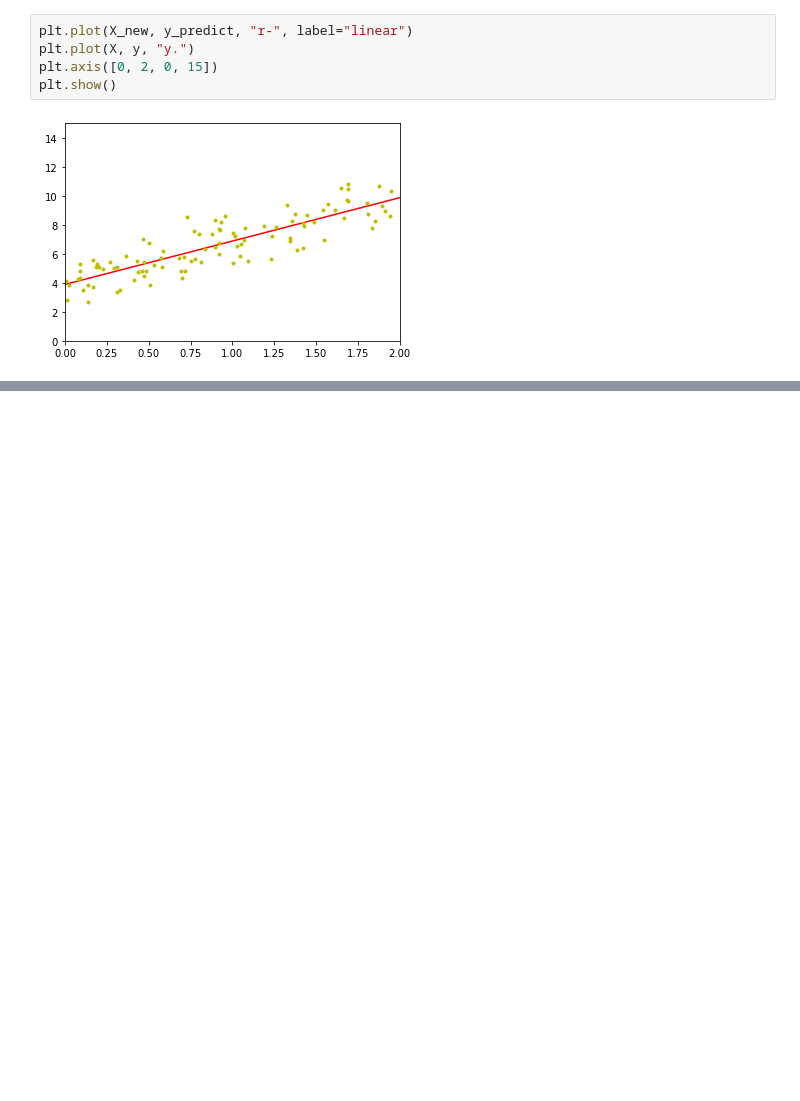
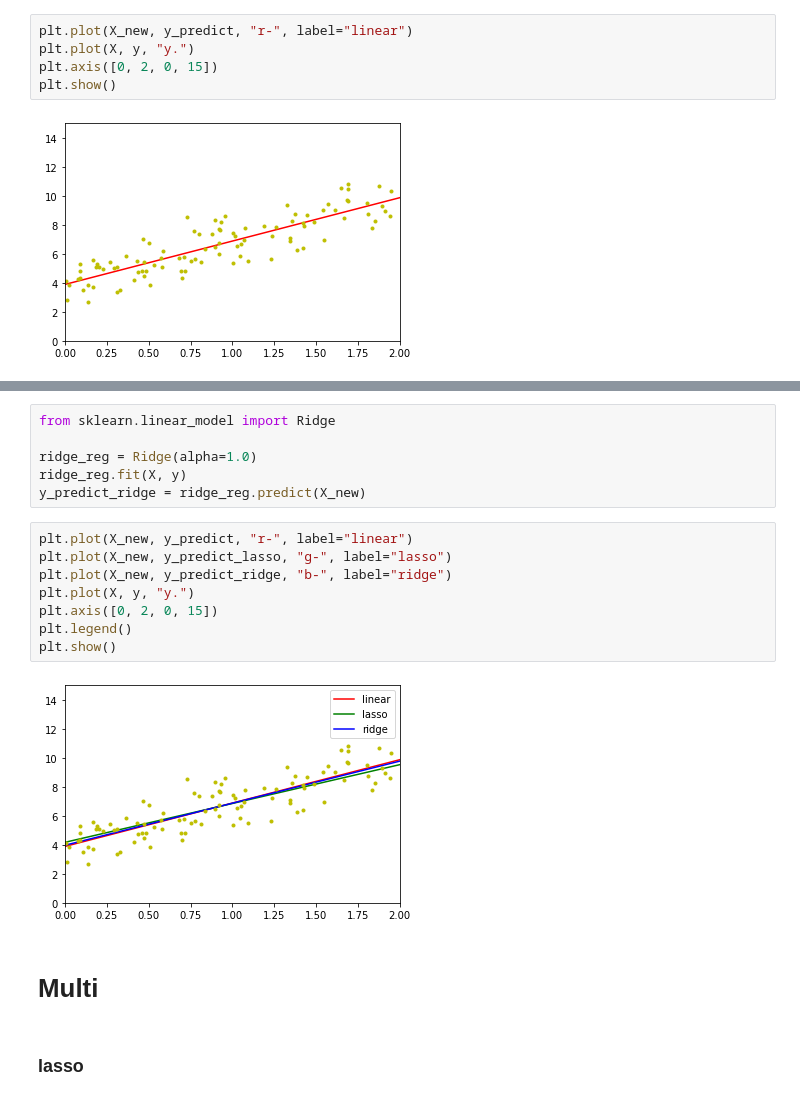
Before and after one commit to SLCFLAB/IBK2023, a Jupyter notebook: 03_regression.ipynb, the cells around one changed output, grey strips where cells are left out. Saved outputs shown, nothing was run; the diff lists cells and outputs as text; blank space fills up the shorter version.

```diff
--- a/03_regression.ipynb
+++ b/03_regression.ipynb
@@ -74,0 +97,20 @@ plt.show()
+# %%
+from sklearn.linear_model import Ridge
+
+ridge_reg = Ridge(alpha=1.0)
+ridge_reg.fit(X, y)
+y_predict_ridge = ridge_reg.predict(X_new)
+# %%
+plt.plot(X_new, y_predict, "r-", label="linear")
+plt.plot(X_new, y_predict_lasso, "g-", label="lasso")
+plt.plot(X_new, y_predict_ridge, "b-", label="ridge")
+plt.plot(X, y, "y.")
+plt.axis([0, 2, 0, 15])
+plt.legend()
+plt.show()
+# %% [output]
+[figure, added]
+# %% [markdown]
+# Multi
+# %% [markdown]
+### lasso
```
Also changed, not shown: parts of 18 cells of this notebook.
